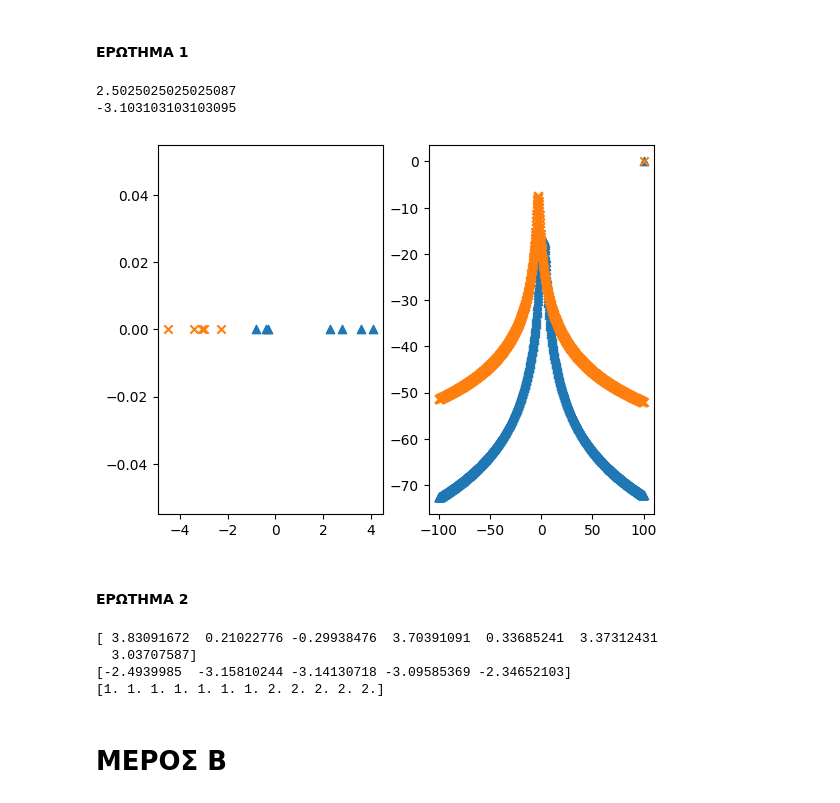
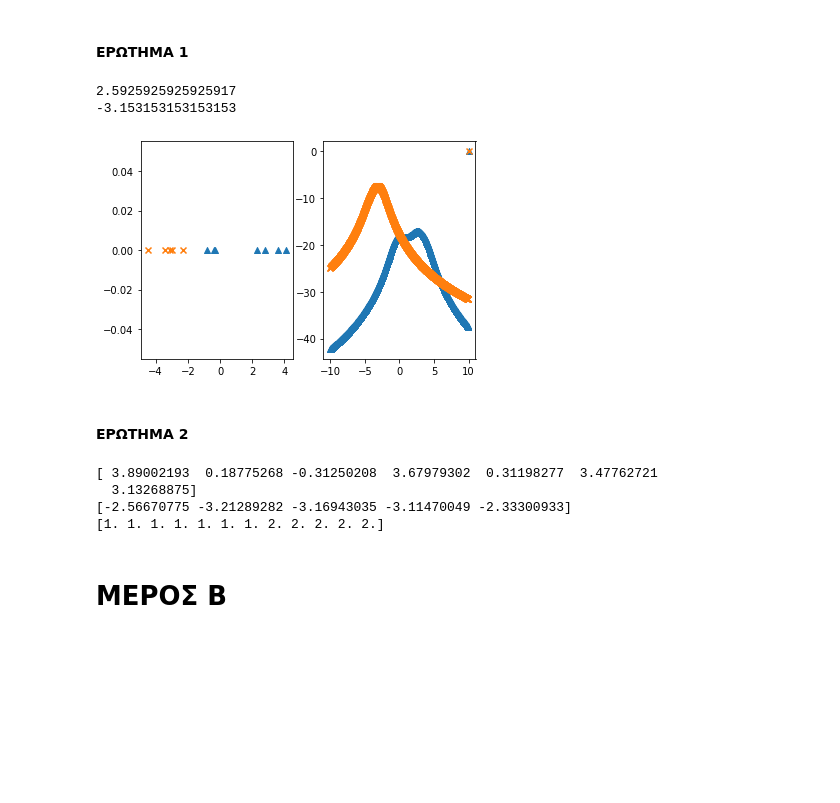
Before and after one commit to eegrigor/Pattern_Recognition_Assignment2, a Jupyter notebook: Grigorakis_9694_Kaimakamidis_9627_Assignment2.ipynb, the cells around one changed output. Cells and saved outputs as stored; diff of their text form; code cells hidden in the pictures; blank space fills up the shorter version.

```diff
--- a/Grigorakis_9694_Kaimakamidis_9627_Assignment2.ipynb
+++ b/Grigorakis_9694_Kaimakamidis_9627_Assignment2.ipynb
@@ -51,38 +51,38 @@ def maxtheta(dataset,linespace):
 P1 = 7/12
 P2 = 5/12
 
 D1 = np.array([2.8, -0.4, -0.8, 2.3, -0.3, 3.6, 4.1])
 D2 = np.array([-4.5, -3.4, -3.1, -3.0, -2.3])
 
 x1 = np.array([[0, 0, 0, 0, 0, 0, 0]])
 x2 = np.array([[0, 0, 0, 0, 0]])
 
 points =1000
-linespace = np.linspace(-100,100,num=points)
+linespace = np.linspace(-10,10,num=points)
 
 fig = plt.figure()
 
 # axes = plt.axes()
 plt.subplot(1, 2, 1)
 plt.scatter(D1,x1,marker = '^')
 plt.scatter(D2,x2,marker = 'x' )
 
 
 theta1_hat, Ltheta1 = maxtheta(D1,linespace)
-theta2_hat, Ltheta2 =maxtheta(D2,linespace)
+theta2_hat, Ltheta2 = maxtheta(D2,linespace)
 
 plt.subplot(1, 2, 2)
 plt.scatter(linespace,Ltheta1,marker = '^')
 plt.scatter(linespace,Ltheta2,marker = 'x')
 
 print(theta1_hat)
 print(theta2_hat)
 
 plt.show()
 # %% [output]
-2.5025025025025087
--3.103103103103095
+2.5925925925925917
+-3.153153153153153
-[figure, old version]
+[figure, new version]
 # %% [markdown]
 #### ΕΡΩΤΗΜΑ 2
 # %%
@@ -131,9 +131,9 @@ for i in range(D.size):
 
 print(Dclass)
 # %% [output]
-[ 3.83091672  0.21022776 -0.29938476  3.70391091  0.33685241  3.37312431
-  3.03707587]
-[-2.4939985  -3.15810244 -3.14130718 -3.09585369 -2.34652103]
+[ 3.89002193  0.18775268 -0.31250208  3.67979302  0.31198277  3.47762721
+  3.13268875]
+[-2.56670775 -3.21289282 -3.16943035 -3.11470049 -2.33300933]
 [1. 1. 1. 1. 1. 1. 1. 2. 2. 2. 2. 2.]
 # %% [markdown]
 # ΜΕΡΟΣ Β
```
Also changed, not shown: parts of 4 cells of this notebook.
